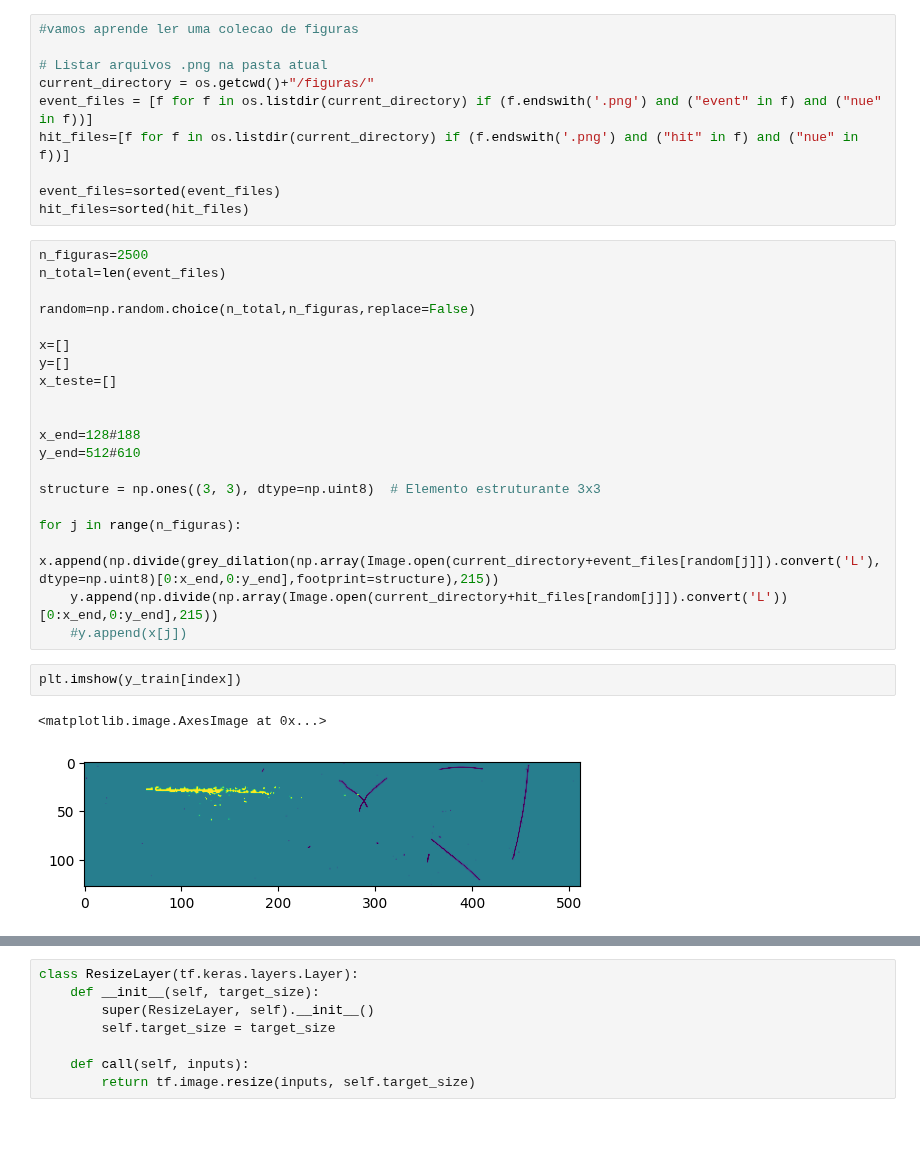
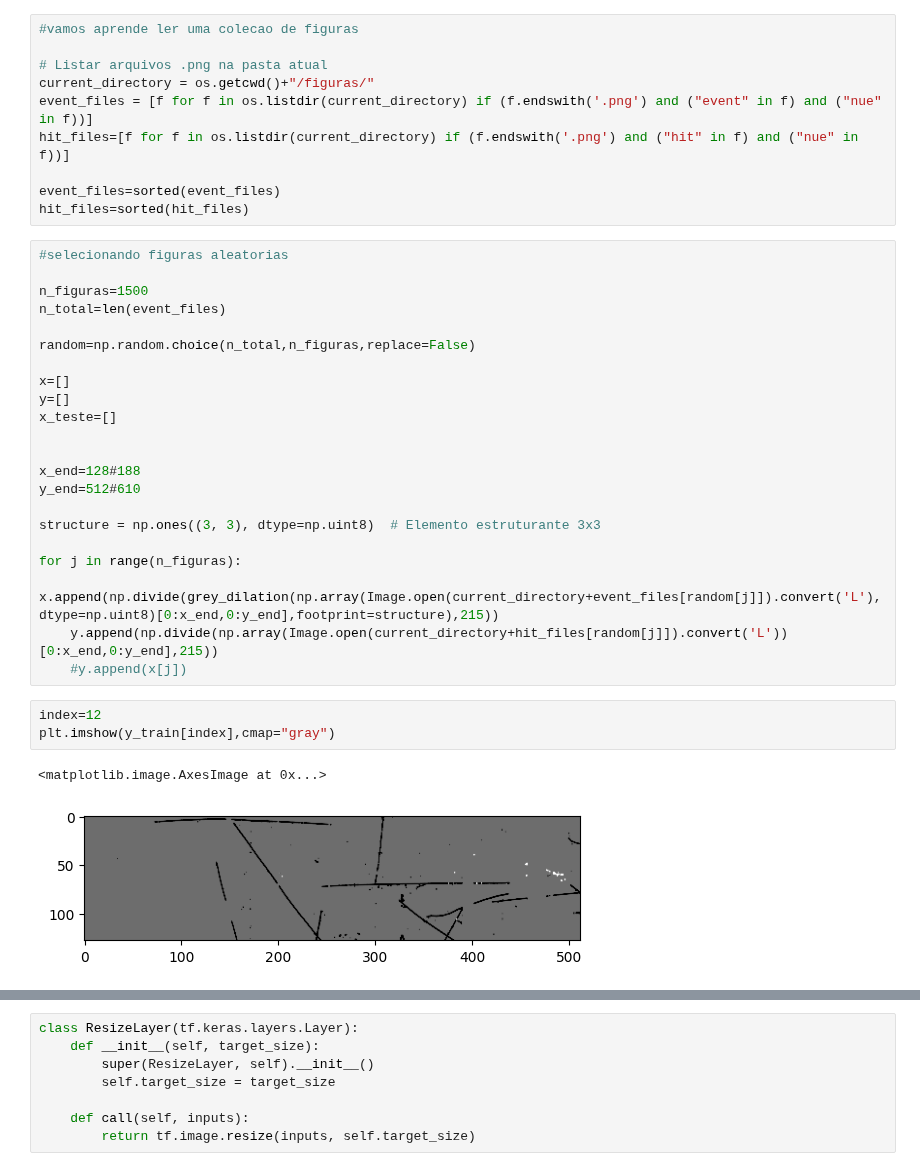
Before and after one commit to GBotogoske/machine_learning_2024, a Jupyter notebook: neutrino_figuras_2.ipynb, the cells around one changed output, grey strips where cells are left out. Drawn from its saved outputs; the diff is of its cells as text; blank space fills up the shorter version.

```diff
--- a/neutrino_figuras_2.ipynb
+++ b/neutrino_figuras_2.ipynb
@@ -18,7 +28,9 @@ hit_files=[f for f in os.listdir(current_directory) if (f.endswith('.png') and (
 event_files=sorted(event_files)
 hit_files=sorted(hit_files)
 # %%
-n_figuras=2500
+#selecionando figuras aleatorias
+
+n_figuras=1500
 n_total=len(event_files)
 
 random=np.random.choice(n_total,n_figuras,replace=False)
@@ -38,10 +50,11 @@ for j in range(n_figuras):
     y.append(np.divide(np.array(Image.open(current_directory+hit_files[random[j]]).convert('L'))[0:x_end,0:y_end],215))
     #y.append(x[j])
 # %%
-plt.imshow(y_train[index])
+index=12
+plt.imshow(y_train[index],cmap="gray")
 # %% [output]
 <matplotlib.image.AxesImage at 0x...>
-[figure, old version]
+[figure, new version]
 # %%
 #separando em treino e teste dados
 
```
Also changed, not shown: parts of 17 cells of this notebook.
